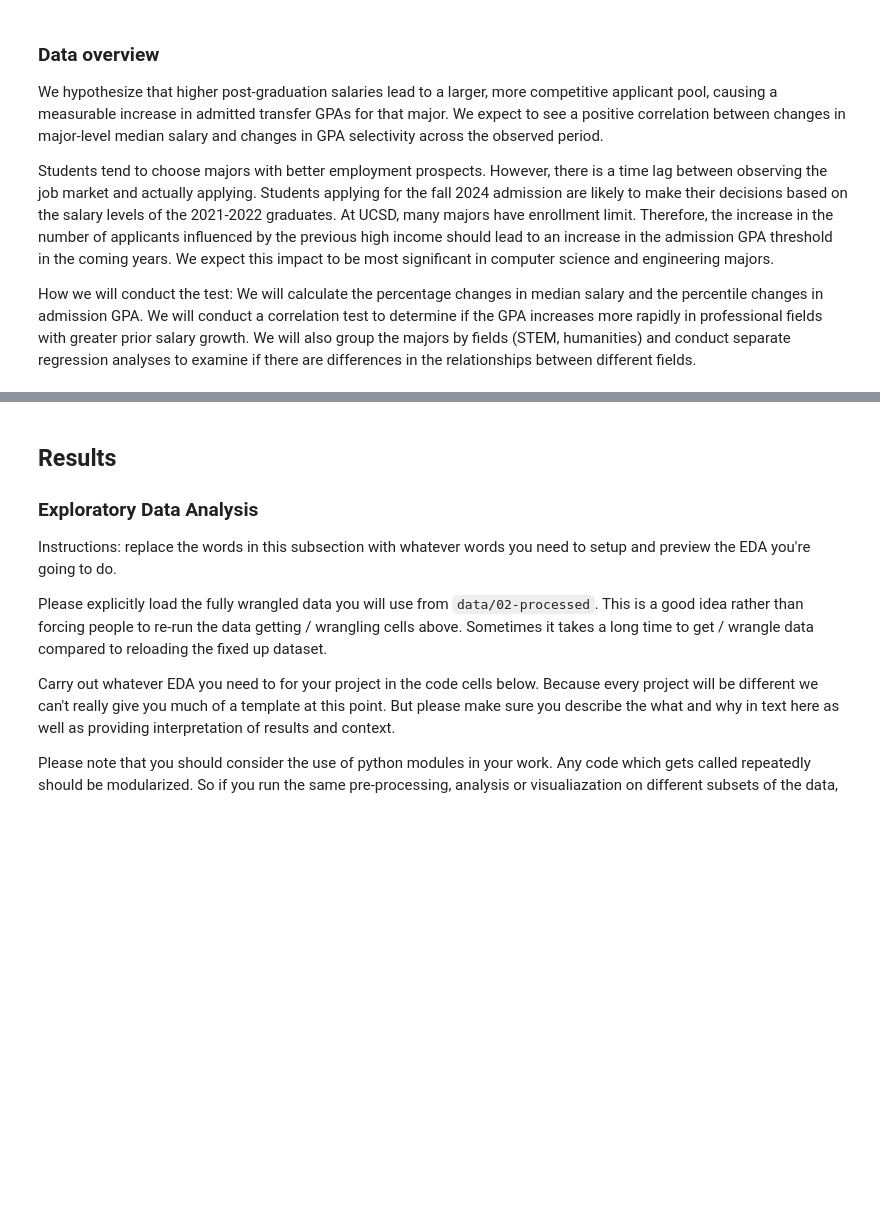
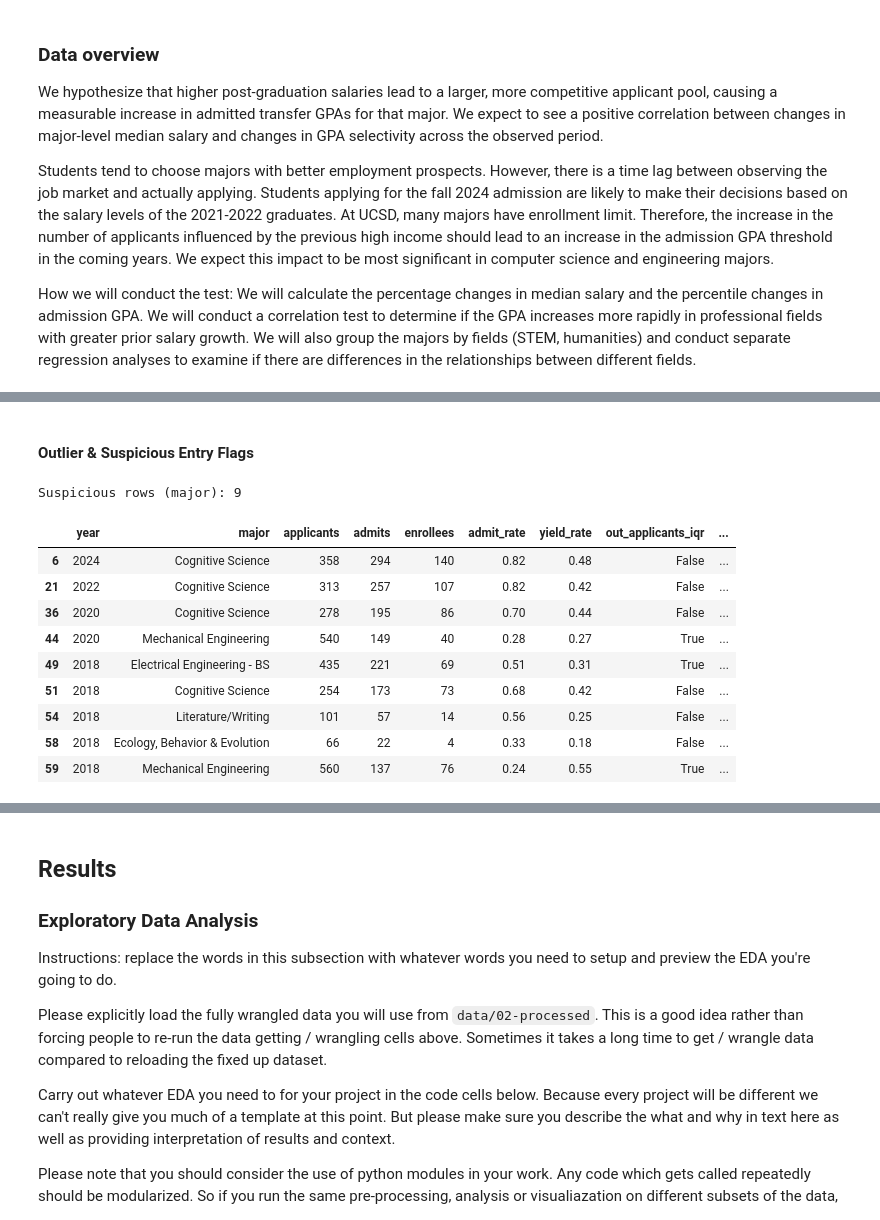
Before and after one commit to COGS108/Group084_WI26, a Jupyter notebook: 02-EDACheckpoint.ipynb, the cells around one changed output, grey strips where cells are left out. Saved outputs shown, nothing was run; the diff lists cells and outputs as text; code cells hidden in the pictures; blank space fills up the shorter version.

```diff
--- a/02-EDACheckpoint.ipynb
+++ b/02-EDACheckpoint.ipynb
@@ -128,0 +153,63 @@ Instructions: REPLACE the contents of this cell and the one below with your work
+# %% [markdown]
+#### Outlier & Suspicious Entry Flags
+# %%
+df_major_flag = df_major.copy()
+rules = []
+rules.append(("bad_year", ~df_major_flag["year"].isin([2018, 2020, 2022, 2024])))
+if "admit_rate" in df_major_flag.columns:
+    rules.append(("bad_admit_rate", (df_major_flag["admit_rate"] < 0) | (df_major_flag["admit_rate"] > 1)))
+if "yield_rate" in df_major_flag.columns:
+    rules.append(("bad_yield_rate", (df_major_flag["yield_rate"] < 0) | (df_major_flag["yield_rate"] > 1)))
+
+for c in ["applicants", "admits", "enrollees"]:
+    if c in df_major_flag.columns:
+        rules.append((f"neg_{c}", df_major_flag[c] < 0))
+
+if set(["applicants","admits"]).issubset(df_major_flag.columns):
+    rules.append(("admits_gt_applicants", df_major_flag["admits"] > df_major_flag["applicants"]))
+if set(["enrollees","admits"]).issubset(df_major_flag.columns):
+    rules.append(("enrollees_gt_admits", df_major_flag["enrollees"] > df_major_flag["admits"]))
+if "gpa_mid" in df_major_flag.columns:
+    rules.append(("bad_gpa_mid", (df_major_flag["gpa_mid"] < 0) | (df_major_flag["gpa_mid"] > 4.5)))
+
+def flag_iqr_outliers(s, k=1.5):
+    s = s.dropna()
+    if len(s) < 6:
+        return pd.Series(False, index=s.index)
+    q1, q3 = s.quantile([0.25, 0.75])
+    iqr = q3 - q1
+    lo, hi = q1 - k * iqr, q3 + k * iqr
+    return (s < lo) | (s > hi)
+
+iqr_cols = [c for c in ["applicants","admits","enrollees","gpa_mid","admit_rate","yield_rate"] if c in df_major_flag.columns]
+for col in iqr_cols:
+    mask = (
+        df_major_flag.groupby("year", group_keys=False)[col]
+        .apply(lambda s: flag_iqr_outliers(s, k=1.5))
+    )
+    df_major_flag[f"out_{col}_iqr"] = False
+    df_major_flag.loc[mask.index, f"out_{col}_iqr"] = mask
+
+df_major_flag["suspicious_reasons"] = ""
+for name, cond in rules:
+    df_major_flag.loc[cond.fillna(False), "suspicious_reasons"] += f"{name};"
+
+for col in iqr_cols:
+    flag_col = f"out_{col}_iqr"
+    df_major_flag.loc[df_major_flag[flag_col] == True, "suspicious_reasons"] += f"{flag_col};"
+
+df_major_flag["is_suspicious"] = df_major_flag["suspicious_reasons"].str.len() > 0
+print("Suspicious rows (major):", df_major_flag["is_suspicious"].sum())
+display(df_major_flag[df_major_flag["is_suspicious"]].head(30))
+# %% [output]
+Suspicious rows (major): 9
+|  | year | major | applicants | admits | enrollees | admit_rate | yield_rate | out_applicants_iqr | ... |
+| 6 | 2024 | Cognitive Science | 358 | 294 | 140 | 0.82 | 0.48 | False | ... |
+| 21 | 2022 | Cognitive Science | 313 | 257 | 107 | 0.82 | 0.42 | False | ... |
+| 36 | 2020 | Cognitive Science | 278 | 195 | 86 | 0.70 | 0.44 | False | ... |
+| 44 | 2020 | Mechanical Engineering | 540 | 149 | 40 | 0.28 | 0.27 | True | ... |
+| 49 | 2018 | Electrical Engineering - BS | 435 | 221 | 69 | 0.51 | 0.31 | True | ... |
+| 51 | 2018 | Cognitive Science | 254 | 173 | 73 | 0.68 | 0.42 | False | ... |
+| 54 | 2018 | Literature/Writing | 101 | 57 | 14 | 0.56 | 0.25 | False | ... |
+| 58 | 2018 | Ecology, Behavior & Evolution | 66 | 22 | 4 | 0.33 | 0.18 | False | ... |
+| 59 | 2018 | Mechanical Engineering | 560 | 137 | 76 | 0.24 | 0.55 | True | ... |
```
Also changed, not shown: parts of 10 cells of this notebook.
